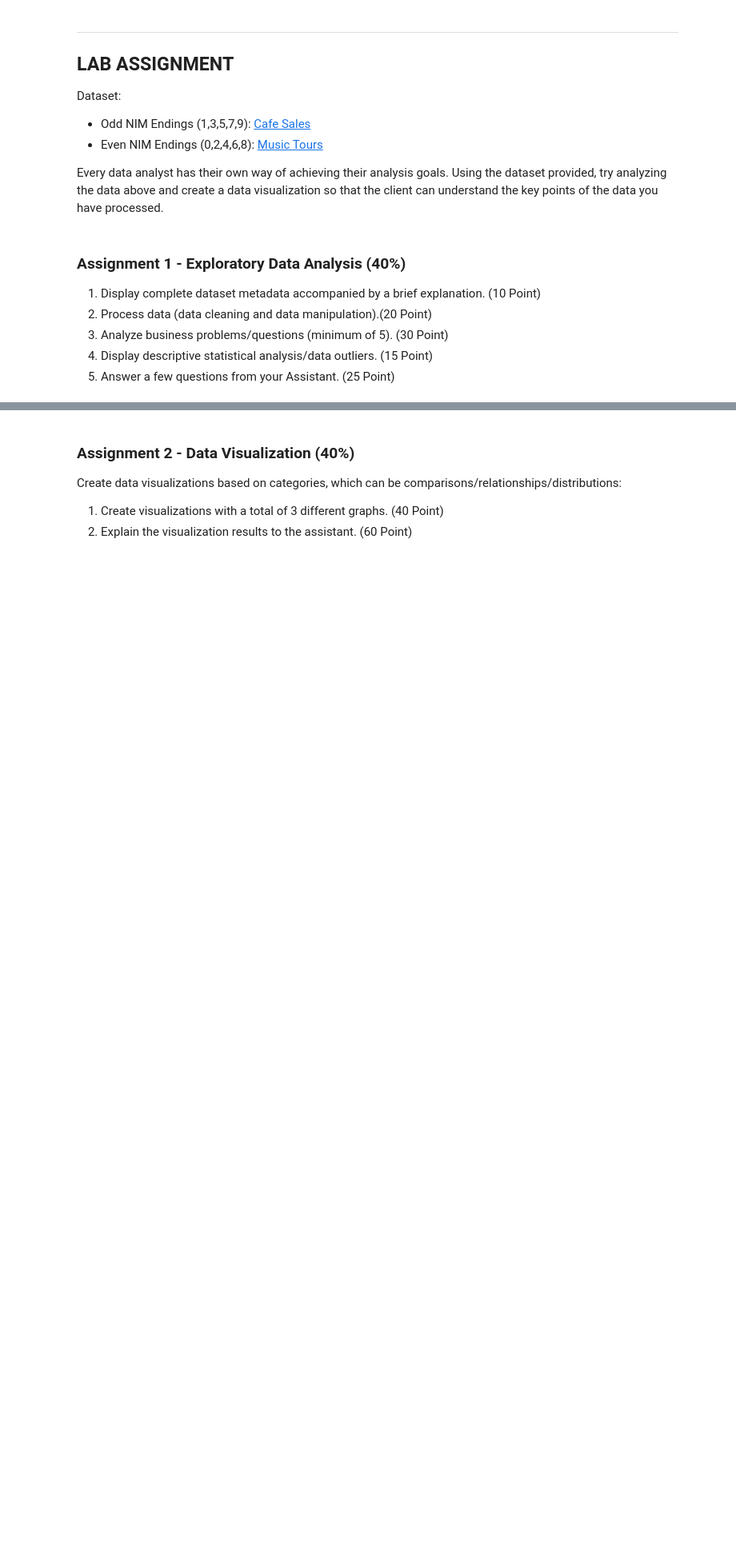
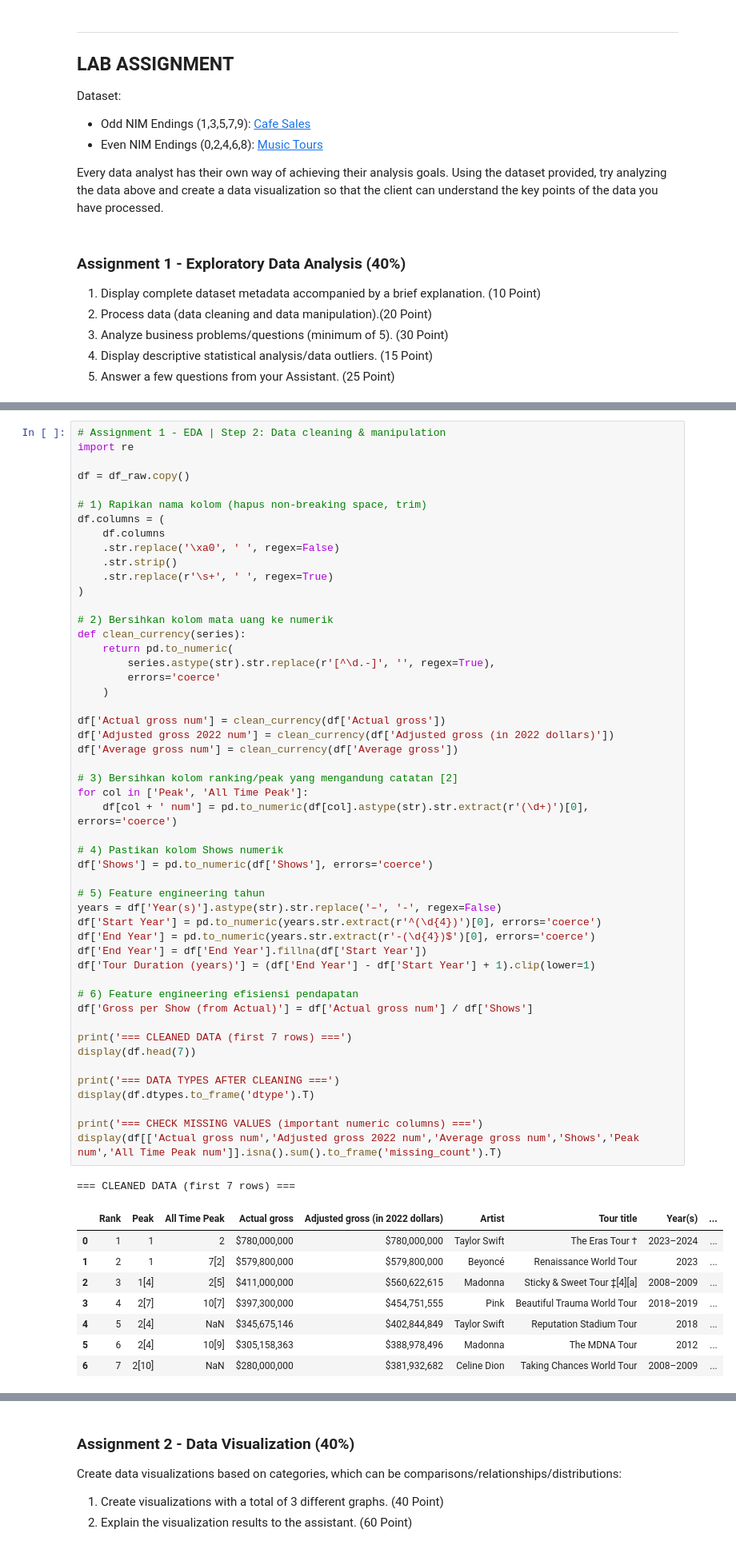
Before and after one commit to FatihHDR/data-mining, a Jupyter notebook: modul2/MODULE_2_DATA_MINING_EDA_&_Visualization_Data.ipynb, the cells around one changed output, grey strips where cells are left out. Shown at 80% size. Cells and saved outputs as stored; diff of their text form; blank space fills up the shorter version.

```diff
--- a/modul2/MODULE_2_DATA_MINING_EDA_&_Visualization_Data.ipynb
+++ b/modul2/MODULE_2_DATA_MINING_EDA_&_Visualization_Data.ipynb
@@ -794,0 +868,60 @@ Every data analyst has their own way of achieving their analysis goals. Using th
+# %%
+# Assignment 1 - EDA | Step 2: Data cleaning & manipulation
+import re
+
+df = df_raw.copy()
+
+# 1) Rapikan nama kolom (hapus non-breaking space, trim)
+df.columns = (
+    df.columns
+    .str.replace('\xa0', ' ', regex=False)
+    .str.strip()
+    .str.replace(r'\s+', ' ', regex=True)
+)
+
+# 2) Bersihkan kolom mata uang ke numerik
+def clean_currency(series):
+    return pd.to_numeric(
+        series.astype(str).str.replace(r'[^\d.-]', '', regex=True),
+        errors='coerce'
+    )
+
+df['Actual gross num'] = clean_currency(df['Actual gross'])
+df['Adjusted gross 2022 num'] = clean_currency(df['Adjusted gross (in 2022 dollars)'])
+df['Average gross num'] = clean_currency(df['Average gross'])
+
+# 3) Bersihkan kolom ranking/peak yang mengandung catatan [2]
+for col in ['Peak', 'All Time Peak']:
+    df[col + ' num'] = pd.to_numeric(df[col].astype(str).str.extract(r'(\d+)')[0], errors='coerce')
+
+# 4) Pastikan kolom Shows numerik
+df['Shows'] = pd.to_numeric(df['Shows'], errors='coerce')
+
+# 5) Feature engineering tahun
+years = df['Year(s)'].astype(str).str.replace('–', '-', regex=False)
+df['Start Year'] = pd.to_numeric(years.str.extract(r'^(\d{4})')[0], errors='coerce')
+df['End Year'] = pd.to_numeric(years.str.extract(r'-(\d{4})$')[0], errors='coerce')
+df['End Year'] = df['End Year'].fillna(df['Start Year'])
+df['Tour Duration (years)'] = (df['End Year'] - df['Start Year'] + 1).clip(lower=1)
+
+# 6) Feature engineering efisiensi pendapatan
+df['Gross per Show (from Actual)'] = df['Actual gross num'] / df['Shows']
+
+print('=== CLEANED DATA (first 7 rows) ===')
+display(df.head(7))
+
+print('=== DATA TYPES AFTER CLEANING ===')
+display(df.dtypes.to_frame('dtype').T)
+
+print('=== CHECK MISSING VALUES (important numeric columns) ===')
+display(df[['Actual gross num','Adjusted gross 2022 num','Average gross num','Shows','Peak num','All Time Peak num']].isna().sum().to_frame('missing_count').T)
+# %% [output]
+=== CLEANED DATA (first 7 rows) ===
+|  | Rank | Peak | All Time Peak | Actual gross | Adjusted gross (in 2022 dollars) | Artist | Tour title | Year(s) | ... |
+| 0 | 1 | 1 | 2 | $780,000,000 | $780,000,000 | Taylor Swift | The Eras Tour † | 2023–2024 | ... |
+| 1 | 2 | 1 | 7[2] | $579,800,000 | $579,800,000 | Beyoncé | Renaissance World Tour | 2023 | ... |
+| 2 | 3 | 1[4] | 2[5] | $411,000,000 | $560,622,615 | Madonna | Sticky & Sweet Tour ‡[4][a] | 2008–2009 | ... |
+| 3 | 4 | 2[7] | 10[7] | $397,300,000 | $454,751,555 | Pink | Beautiful Trauma World Tour | 2018–2019 | ... |
+| 4 | 5 | 2[4] | NaN | $345,675,146 | $402,844,849 | Taylor Swift | Reputation Stadium Tour | 2018 | ... |
+| 5 | 6 | 2[4] | 10[9] | $305,158,363 | $388,978,496 | Madonna | The MDNA Tour | 2012 | ... |
+| 6 | 7 | 2[10] | NaN | $280,000,000 | $381,932,682 | Celine Dion | Taking Chances World Tour | 2008–2009 | ... |
```
Also changed, not shown: parts of 8 cells of this notebook, 2 other files.
